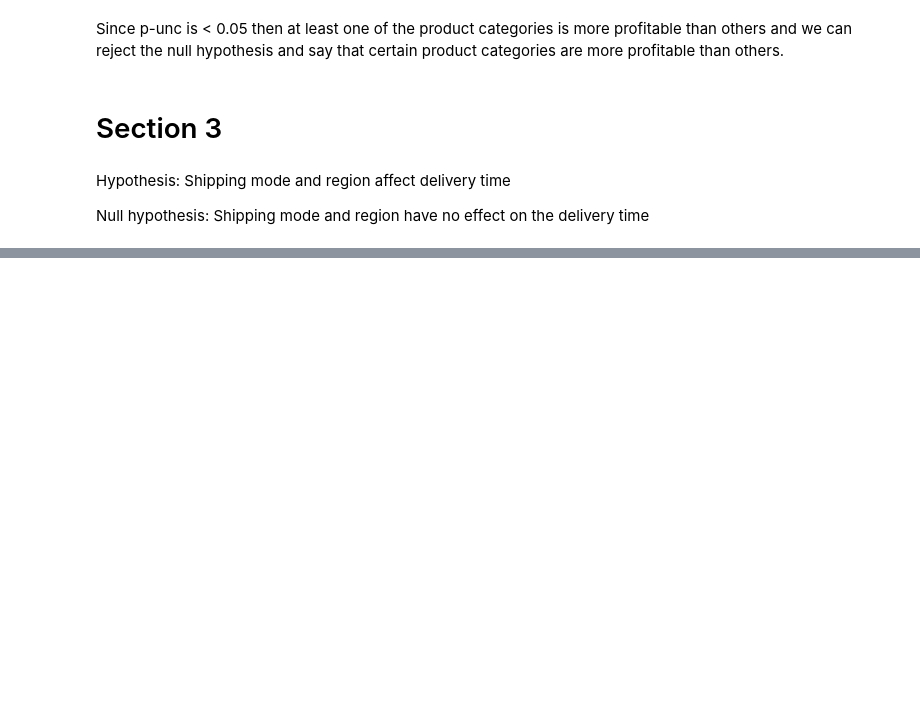
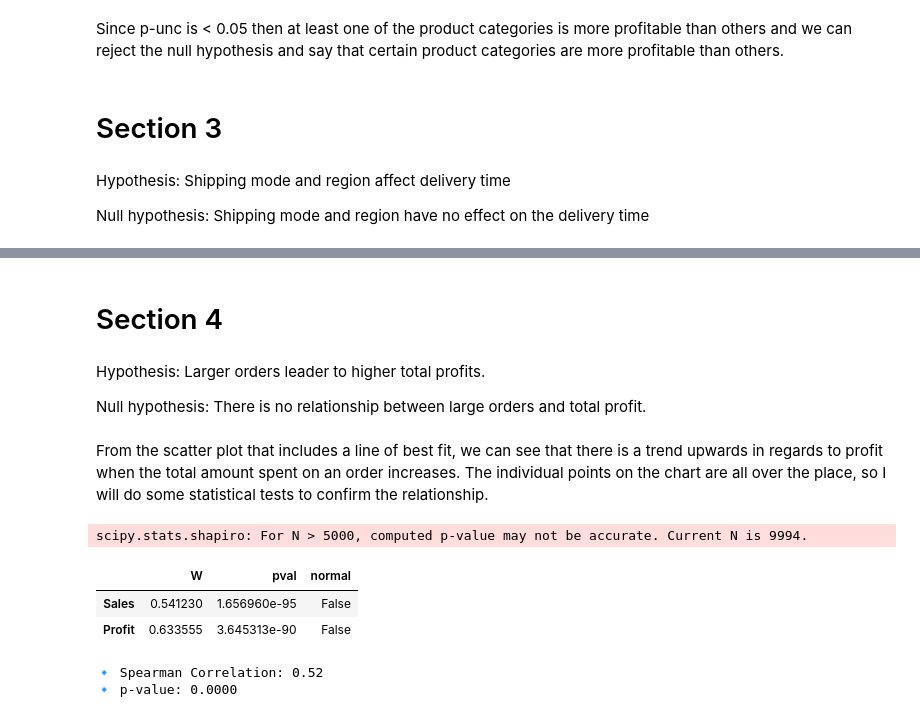
Before and after one commit to conormcdevitt/SuperstoreSales, a Jupyter notebook: jupyter_notebooks/3_DataVisualisation.ipynb, the cells around one changed output, grey strips where cells are left out. Saved outputs shown, nothing was run; the diff lists cells and outputs as text; code cells hidden in the pictures; blank space fills up the shorter version.

Commit message:
added 2 new sections to the data visualisation notebook, dealing with 2 more of the hypotheses mentioned in the readme

```diff
--- a/jupyter_notebooks/3_DataVisualisation.ipynb
+++ b/jupyter_notebooks/3_DataVisualisation.ipynb
@@ -154,0 +223,6 @@ Null hypothesis: Shipping mode and region have no effect on the delivery time
+# %% [markdown]
+# Section 4
+# %% [markdown]
+Hypothesis: Larger orders leader to higher total profits.
+
+Null hypothesis: There is no relationship between large orders and total profit.
@@ -154,0 +237,19 @@ Null hypothesis: Shipping mode and region have no effect on the delivery time
+# %% [markdown]
+From the scatter plot that includes a line of best fit, we can see that there is a trend upwards in regards to profit when the total amount spent on an order increases. The individual points on the chart are all over the place, so I will do some statistical tests to confirm the relationship.
+# %%
+# Checking if Sales and Profit are normally distributed
+pg.normality(data=df[["Sales", "Profit"]], alpha=0.05)
+# %% [output]
+scipy.stats.shapiro: For N > 5000, computed p-value may not be accurate. Current N is 9994.
+|  | W | pval | normal |
+| Sales | 0.541230 | 1.656960e-95 | False |
+| Profit | 0.633555 | 3.645313e-90 | False |
+# %%
+# Using the Spearman correlation test as the data is not normally distributed
+corr, p_value = spearmanr(df["Sales"], df["Profit"])
+
+print(f"🔹 Spearman Correlation: {corr:.2f}")
+print(f"🔹 p-value: {p_value:.4f}")
+# %% [output]
+🔹 Spearman Correlation: 0.52
+🔹 p-value: 0.0000
```
Also changed, not shown: parts of 14 cells of this notebook.
